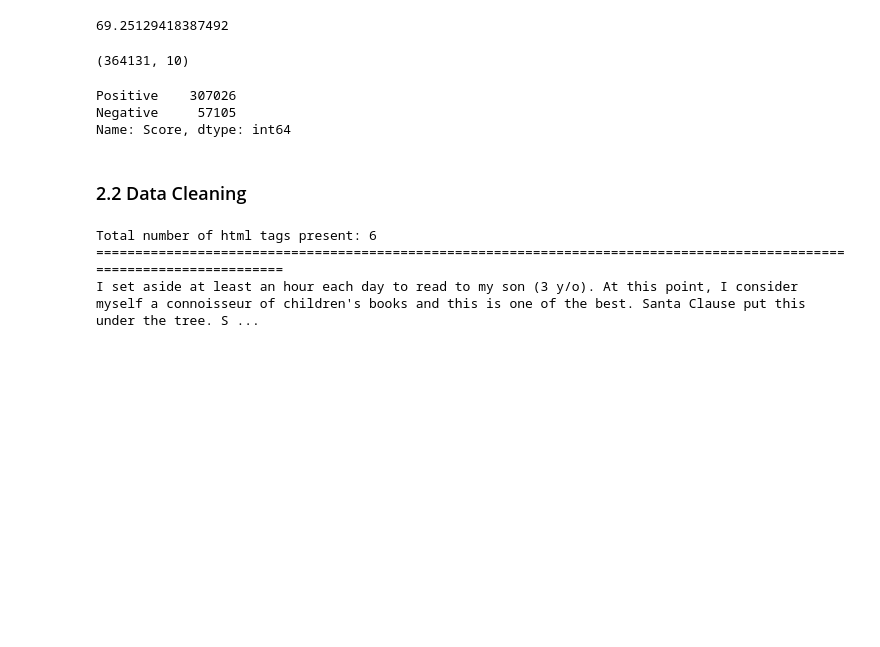
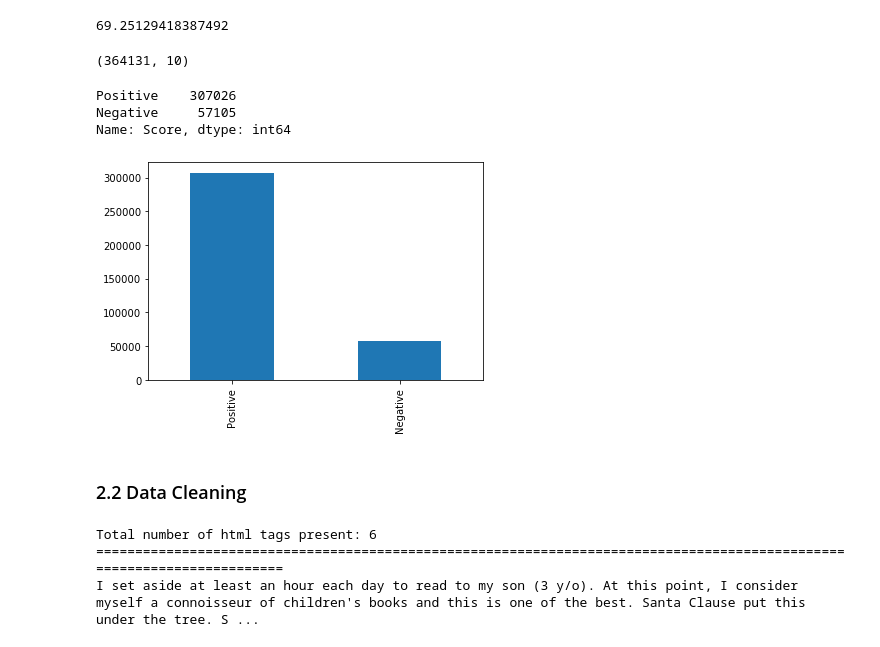
Before and after one commit to arunism/Sentiment-Analysis-for-Amazon-Fine-Food-Reviews, a Jupyter notebook: KNN - Amazon fine food reviews .ipynb, the cells around one changed output. Saved outputs shown, nothing was run; the diff lists cells and outputs as text; code cells hidden in the pictures; blank space fills up the shorter version.

```diff
--- a/KNN - Amazon fine food reviews .ipynb
+++ b/KNN - Amazon fine food reviews .ipynb
@@ -99,11 +102,13 @@ data.shape
 # %%
 # Getting the number of positive and negative reviews
 
+data['Score'].value_counts().plot(kind='bar')
 data['Score'].value_counts()
 # %% [output]
 Positive    307026
 Negative     57105
 Name: Score, dtype: int64
+[figure, added]
 # %% [markdown]
 ### 2.2 Data Cleaning
 # %%
```
Also changed, not shown: parts of 132 cells of this notebook.
